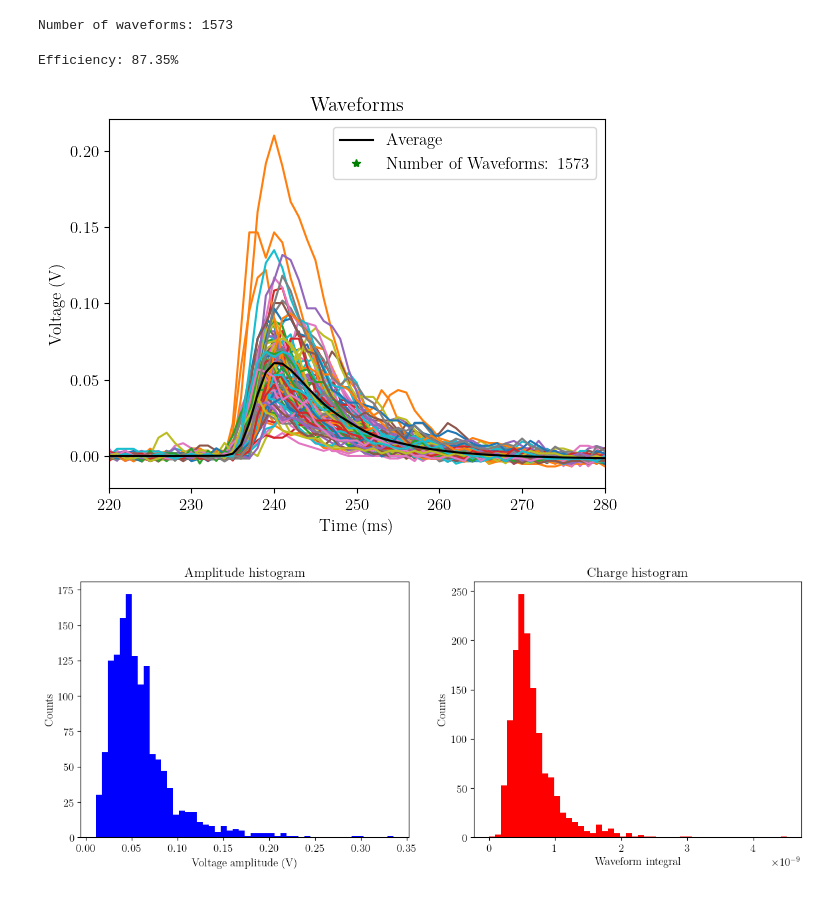
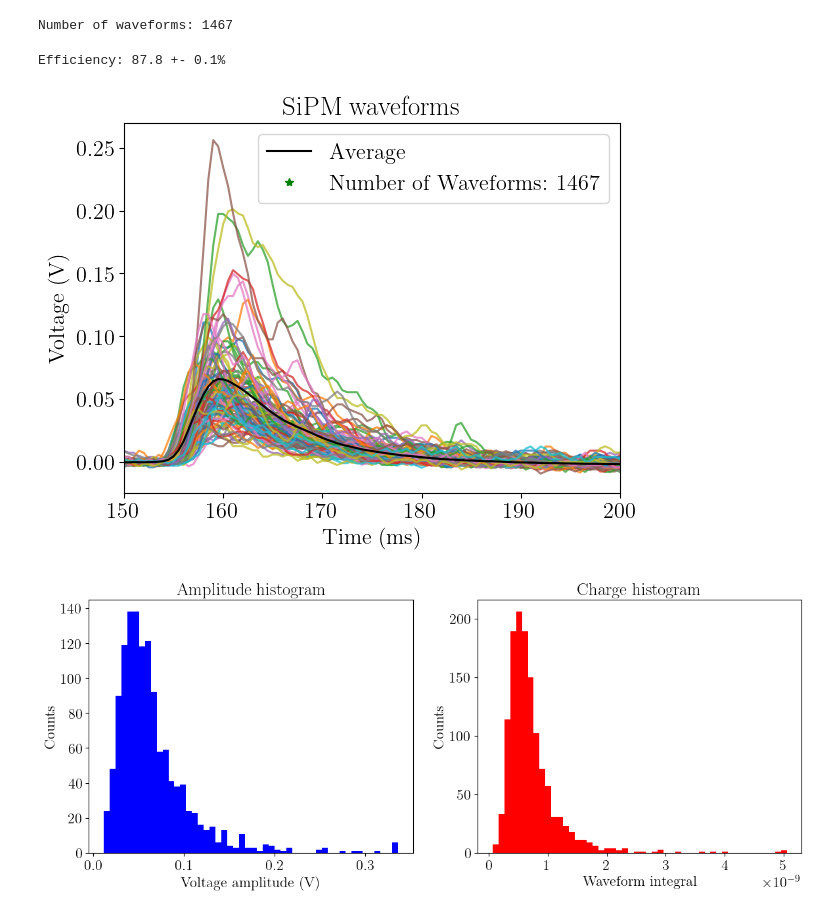
Before and after one commit to JoseCDS17/LabIV_UNIGE, a Jupyter notebook: Differents_PMs/SiPM_WaveformDataAnalysis.ipynb, the cells around one changed output. Cells and saved outputs as stored; diff of their text form; code cells hidden in the pictures.

Commit message:
Waveforms graphs updated

```diff
--- a/Differents_PMs/SiPM_WaveformDataAnalysis.ipynb
+++ b/Differents_PMs/SiPM_WaveformDataAnalysis.ipynb
@@ -8,9 +8,9 @@ from scipy.integrate import simpson
 
 matplotlib.rcParams['text.usetex'] = True
 matplotlib.rcParams['font.family'] = 'CM Roman'
-matplotlib.rcParams['font.size'] = 12
+matplotlib.rcParams['font.size'] = 16
 # %%
-with open("./txt_data/SiPM_mirror_wav.txt", "r", encoding="utf-8") as f:
+with open("./txt_data/SiPM_wav.txt", "r", encoding="utf-8") as f:
     lines = f.readlines()
 
 t = []
@@ -23,7 +23,7 @@ for line in lines:
 
 print(f'Number of waveforms: {len(voltage)}')
 # %% [output]
-Number of waveforms: 1573
+Number of waveforms: 1467
 # %%
 m = []
 for wav in voltage:
@@ -35,13 +35,14 @@ index_dis = np.where(m > discrimination_value)[0]
 
 #efficiency
 eff = len(index_dis)/len(m)
-print(f'Efficiency: {eff*100:0.2f}%')
+eff_err = eff*(1/len(index_dis)+1/len(m))
+print(f'Efficiency: {eff*100:0.1f} +- {eff_err*100:0.1f}%')
 
 #discrimination
-'''int_low = 1.5e-7 #SiPM
-int_high = 1.8e-7'''
-int_low = 2.3e-7 #SiPM_mirror
-int_high = 2.6e-7
+int_low = 1.5e-7 #SiPM
+int_high = 1.8e-7
+'''int_low = 2.3e-7 #SiPM_mirror
+int_high = 2.6e-7'''
 m_dis = m[index_dis]
 
 voltage_dis     =   []
@@ -63,25 +64,26 @@ for i in range(len(voltage)):
 #average waveform
 wav_average = sum(voltage_dis)/len(voltage_dis)
 # %% [output]
-Efficiency: 87.35%
+Efficiency: 87.8 +- 0.1%
 # %%
 #Figure
 fig ,ax = plt.subplots()
 
 for j in range(100):
-    ax.plot(t_dis[j]*1e9, voltage_dis[j])
+    ax.plot(t_dis[j]*1e9, voltage_dis[j], alpha=0.75)
 
 ax.plot(t_dis[0]*1e9, wav_average,'k', label='Average')
 ax.plot([],[], '*',color='g', label=f'Number of Waveforms: {len(voltage)}')
-ax.set_xlim([220,280])
+#ax.set_xlim([220,280]) #SiPM with mirror
+ax.set_xlim([150,200]) #SiPM
 ax.set_xlabel('Time (ms)')
 ax.set_ylabel('Voltage (V)')
-ax.set_title('Waveforms')
+ax.set_title('SiPM waveforms')
 ax.legend()
 
 fig.savefig('../Images/SiPM_mirror_waveforms.pdf')
 # %% [output]
-[figure, old version]
+[figure, new version]
 # %%
 bins = 50
 #Figure
@@ -104,4 +106,4 @@ ax2.set_title('Charge histogram')
 
 fig.savefig('../Images/SiPM_mirror_histograms.pdf')
 # %% [output]
-[figure, old version]
+[figure, new version]
```
Also changed, not shown: 6 other files.
